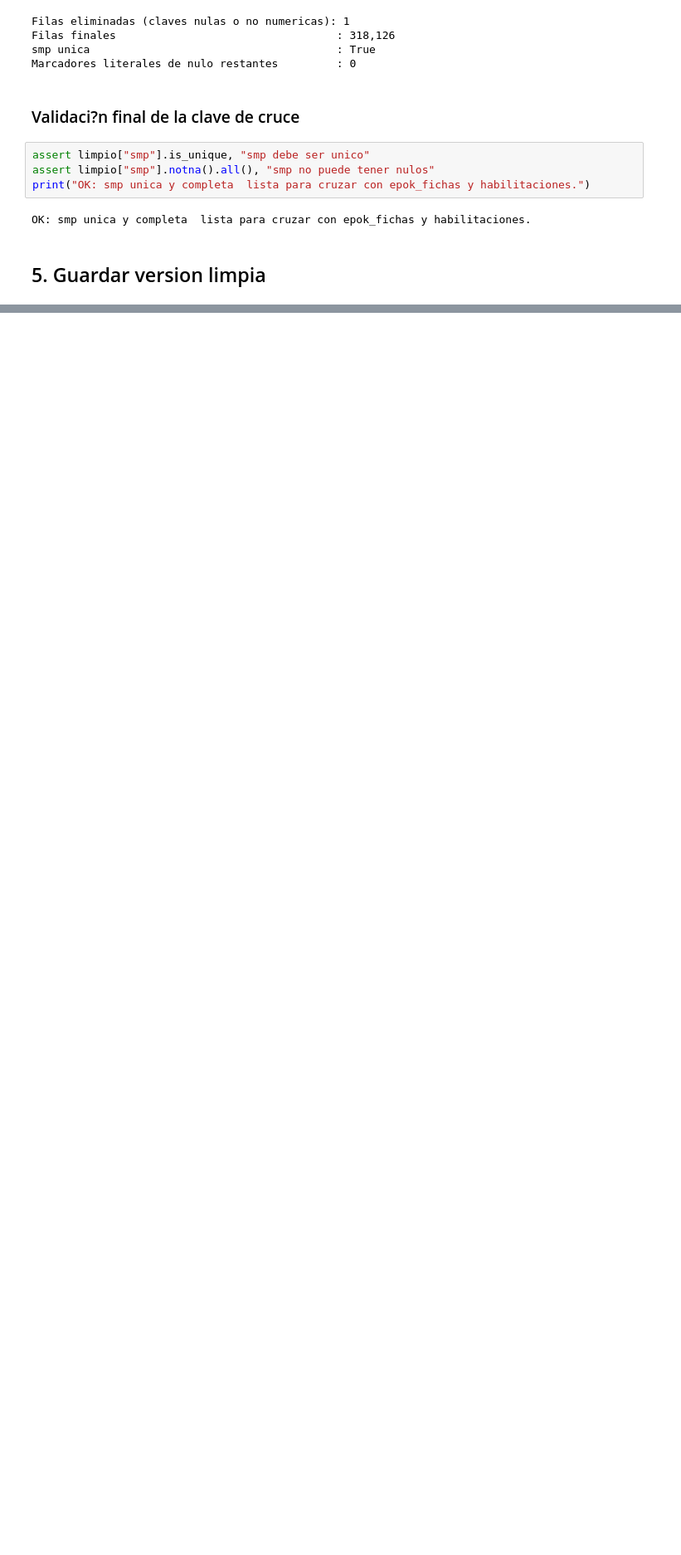
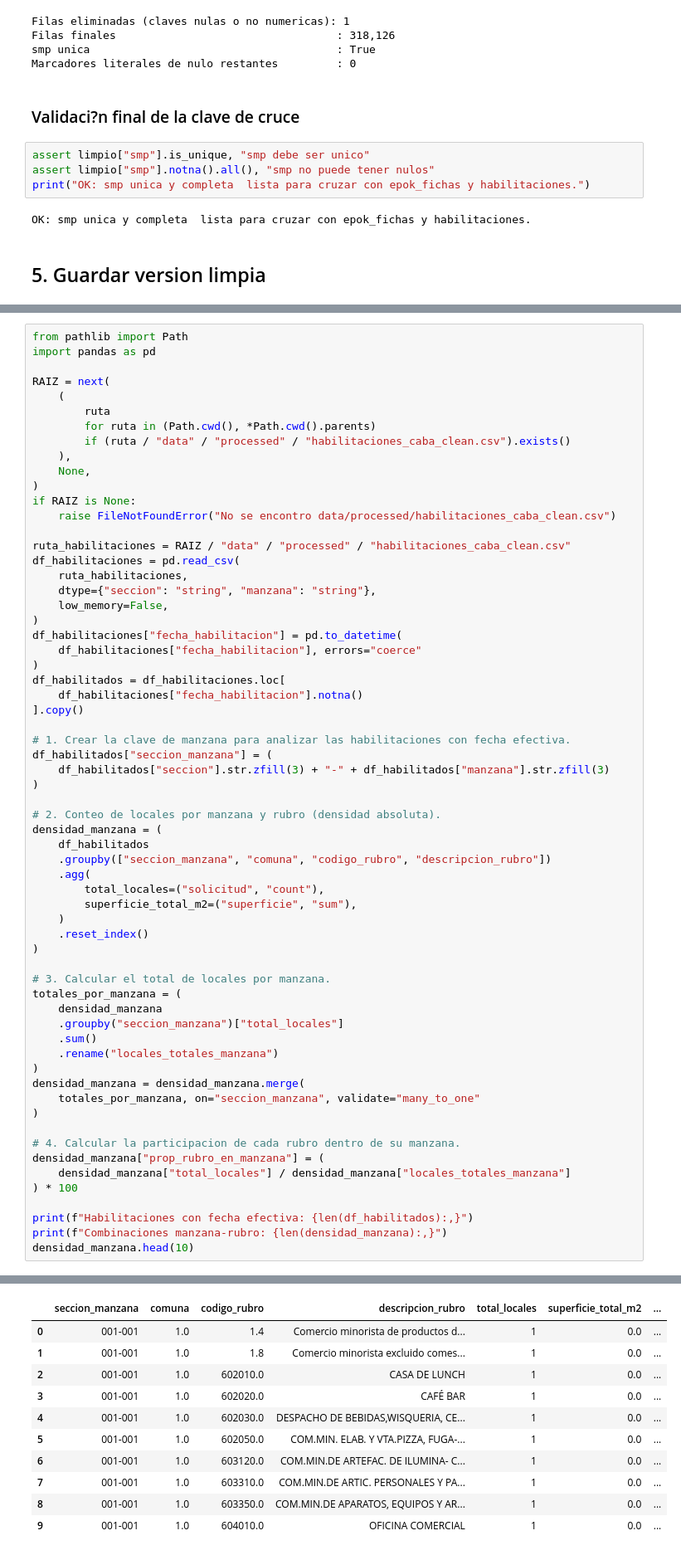
Before and after one commit to equipo20-innovalab/sgi-tecba, a Jupyter notebook: data_analytics/innovalab/notebook/04_exploracion_y_limpieza_de_codigo_urbanistico.ipynb, the cells around one changed output, grey strips where cells are left out. Shown at 83% size. Saved outputs shown, nothing was run; the diff lists cells and outputs as text; blank space fills up the shorter version.

Commit message:
feat: actualiza notebook de codigo urbanistico

```diff
--- a/data_analytics/innovalab/notebook/04_exploracion_y_limpieza_de_codigo_urbanistico.ipynb
+++ b/data_analytics/innovalab/notebook/04_exploracion_y_limpieza_de_codigo_urbanistico.ipynb
@@ -340,0 +468,64 @@ Cuantiles y diagnostico IQR (los candidatos no se eliminan automaticamente)
+# %%
+from pathlib import Path
+import pandas as pd
+
+RAIZ = next(
+    (
+        ruta
+        for ruta in (Path.cwd(), *Path.cwd().parents)
+        if (ruta / "data" / "processed" / "habilitaciones_caba_clean.csv").exists()
+    ),
+    None,
+)
+if RAIZ is None:
+    raise FileNotFoundError("No se encontro data/processed/habilitaciones_caba_clean.csv")
+
+ruta_habilitaciones = RAIZ / "data" / "processed" / "habilitaciones_caba_clean.csv"
+df_habilitaciones = pd.read_csv(
+    ruta_habilitaciones,
+    dtype={"seccion": "string", "manzana": "string"},
+    low_memory=False,
+)
+df_habilitaciones["fecha_habilitacion"] = pd.to_datetime(
+    df_habilitaciones["fecha_habilitacion"], errors="coerce"
+)
+df_habilitados = df_habilitaciones.loc[
+    df_habilitaciones["fecha_habilitacion"].notna()
+].copy()
+
+# 1. Crear la clave de manzana para analizar las habilitaciones con fecha efectiva.
+df_habilitados["seccion_manzana"] = (
+    df_habilitados["seccion"].str.zfill(3) + "-" + df_habilitados["manzana"].str.zfill(3)
+)
+
+# 2. Conteo de locales por manzana y rubro (densidad absoluta).
+densidad_manzana = (
+    df_habilitados
+    .groupby(["seccion_manzana", "comuna", "codigo_rubro", "descripcion_rubro"])
+    .agg(
+        total_locales=("solicitud", "count"),
+        superficie_total_m2=("superficie", "sum"),
+    )
+    .reset_index()
+)
+
+# 3. Calcular el total de locales por manzana.
+totales_por_manzana = (
+    densidad_manzana
+    .groupby("seccion_manzana")["total_locales"]
+    .sum()
+    .rename("locales_totales_manzana")
+)
+densidad_manzana = densidad_manzana.merge(
+    totales_por_manzana, on="seccion_manzana", validate="many_to_one"
+)
+
+# 4. Calcular la participacion de cada rubro dentro de su manzana.
+densidad_manzana["prop_rubro_en_manzana"] = (
+    densidad_manzana["total_locales"] / densidad_manzana["locales_totales_manzana"]
+) * 100
+
+print(f"Habilitaciones con fecha efectiva: {len(df_habilitados):,}")
+print(f"Combinaciones manzana-rubro: {len(densidad_manzana):,}")
+densidad_manzana.head(10)
+# %% [output]
@@ -340,0 +534,11 @@ Cuantiles y diagnostico IQR (los candidatos no se eliminan automaticamente)
+|  | seccion_manzana | comuna | codigo_rubro | descripcion_rubro | total_locales | superficie_total_m2 | ... |
+| 0 | 001-001 | 1.0 | 1.4 | Comercio minorista de productos d... | 1 | 0.0 | ... |
+| 1 | 001-001 | 1.0 | 1.8 | Comercio minorista excluido comes... | 1 | 0.0 | ... |
+| 2 | 001-001 | 1.0 | 602010.0 | CASA DE LUNCH | 1 | 0.0 | ... |
+| 3 | 001-001 | 1.0 | 602020.0 | CAFÉ BAR | 1 | 0.0 | ... |
+| 4 | 001-001 | 1.0 | 602030.0 | DESPACHO DE BEBIDAS,WISQUERIA, CE... | 1 | 0.0 | ... |
+| 5 | 001-001 | 1.0 | 602050.0 | COM.MIN. ELAB. Y VTA.PIZZA, FUGA-... | 1 | 0.0 | ... |
+| 6 | 001-001 | 1.0 | 603120.0 | COM.MIN.DE ARTEFAC. DE ILUMINA- C... | 1 | 0.0 | ... |
+| 7 | 001-001 | 1.0 | 603310.0 | COM.MIN.DE ARTIC. PERSONALES Y PA... | 1 | 0.0 | ... |
+| 8 | 001-001 | 1.0 | 603350.0 | COM.MIN.DE APARATOS, EQUIPOS Y AR... | 1 | 0.0 | ... |
+| 9 | 001-001 | 1.0 | 604010.0 | OFICINA COMERCIAL | 1 | 0.0 | ... |
```
Also changed, not shown: parts of 14 cells of this notebook.
